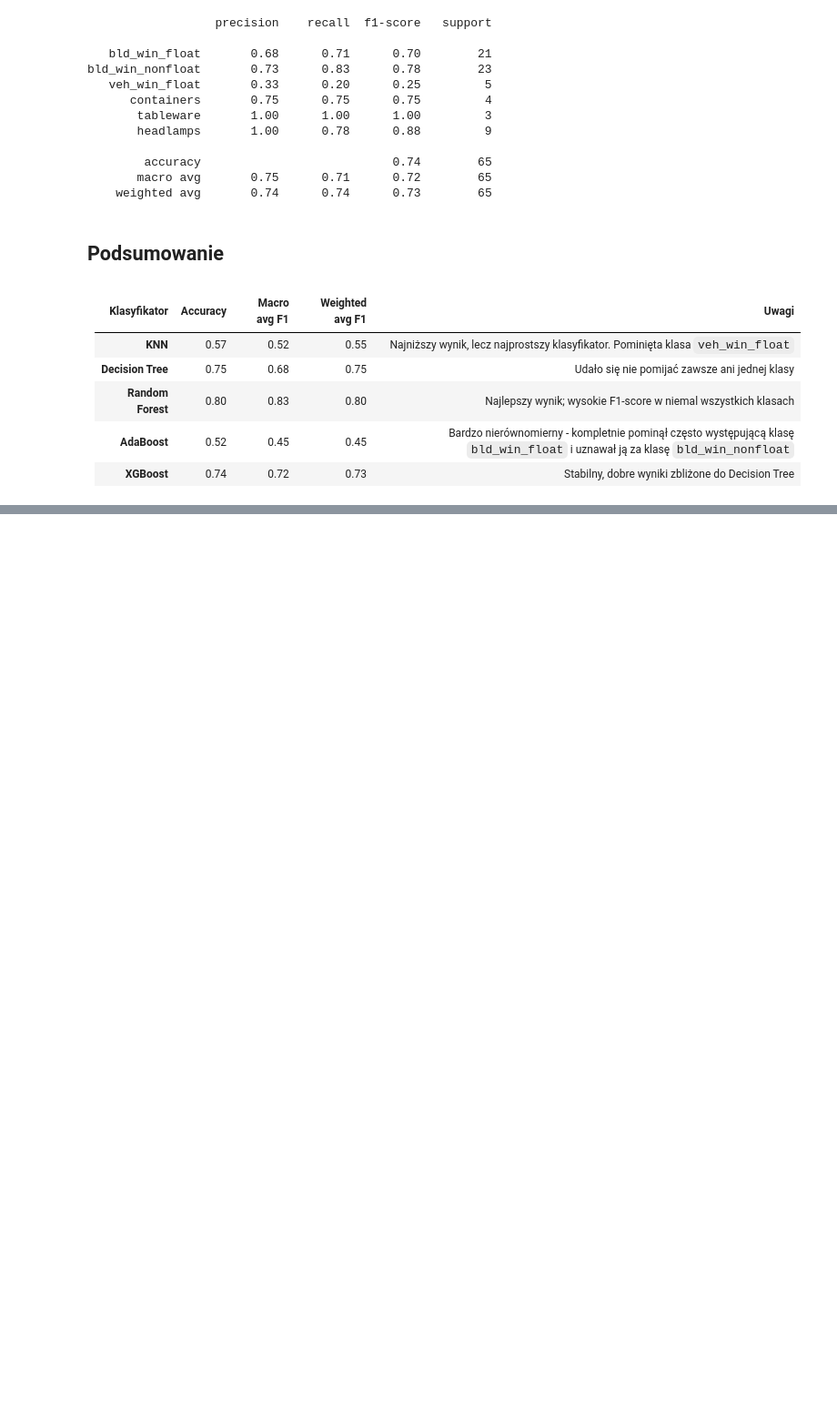
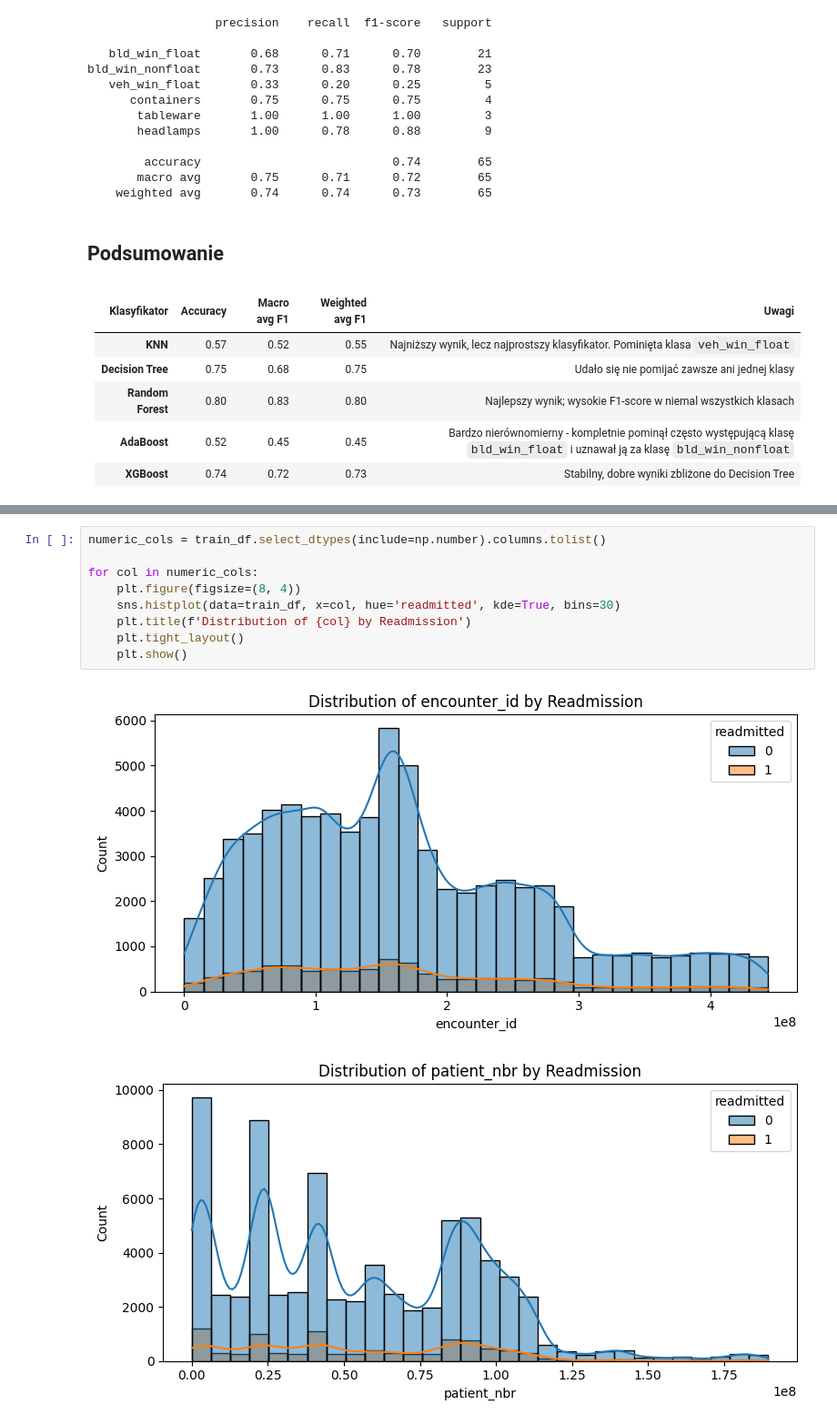
Before and after one commit to TytanMikJas/MachineLearningProjects, a Jupyter notebook: Ensemble.ipynb, the cells around one changed output, grey strips where cells are left out. Shown at 91% size. Cells and saved outputs as stored; diff of their text form; blank space fills up the shorter version.

```diff
--- a/Ensemble.ipynb
+++ b/Ensemble.ipynb
@@ -184,0 +304,12 @@ bld_win_nonfloat       0.73      0.83      0.78        23
+# %%
+numeric_cols = train_df.select_dtypes(include=np.number).columns.tolist()
+
+for col in numeric_cols:
+    plt.figure(figsize=(8, 4))
+    sns.histplot(data=train_df, x=col, hue='readmitted', kde=True, bins=30)
+    plt.title(f'Distribution of {col} by Readmission')
+    plt.tight_layout()
+    plt.show()
+# %% [output]
+[figure, added]
+[figure, added]
```
Also changed, not shown: parts of 36 cells of this notebook.
